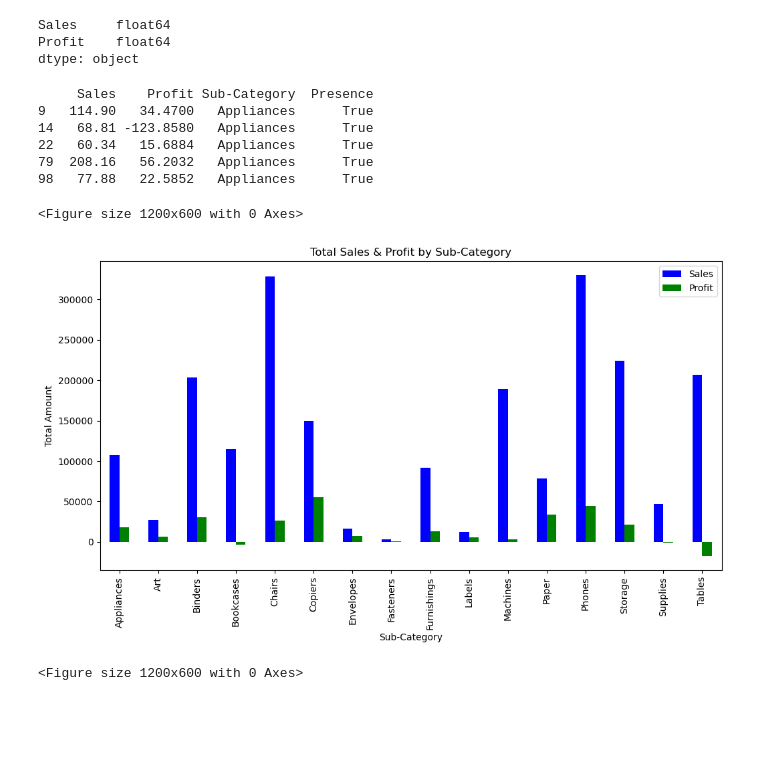
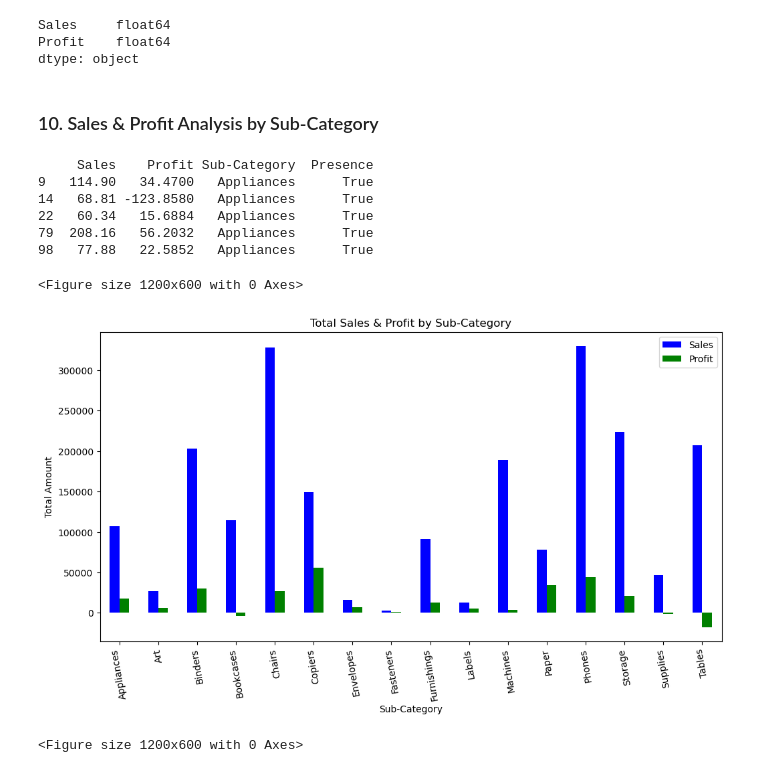
Before and after one commit to yrehim7/superstore_eda_analysis, a Jupyter notebook: main.ipynb, the cells around one changed output. Cells and saved outputs as stored; diff of their text form; code cells hidden in the pictures; blank space fills up the shorter version.

```diff
--- a/main.ipynb
+++ b/main.ipynb
@@ -290,13 +290,18 @@ print(df[["Sales", "Profit"]].dtypes)
 Sales     float64
 Profit    float64
 dtype: object
+# %% [markdown]
+###  10. Sales & Profit Analysis by Sub-Category
 # %%
 # Identify sub-category columns
 sub_category_cols = [col for col in df.columns if col.startswith("Sub-Category_")]
 
 # Melt the data to reshape it
-df_melted = df.melt(id_vars=["Sales", "Profit"], value_vars=sub_category_cols,
-                     var_name="Sub-Category", value_name="Presence")
+df_melted = df.melt(
+    id_vars=["Sales", "Profit"],
+    value_vars=sub_category_cols,
+    var_name="Sub-Category",
+    value_name="Presence")
 
 # Filter out rows where the product was not present (Presence = 0 or NaN)
 df_melted = df_melted[df_melted["Presence"] > 0]
@@ -315,25 +320,25 @@ print(df_melted.head())  # Check the new structure
 # %%
 # Check if 'Sub-Category' column exists in the dataframe
 if 'Sub-Category' in df_melted.columns:
     # Group by 'Sub-Category' and sum Sales & Profit
     category_sales_profit = df_melted.groupby('Sub-Category')[['Sales', 'Profit']].sum().reset_index()
 
     # Plot total sales and profit per sub-category
     plt.figure(figsize=(12, 6))
     category_sales_profit.plot(kind="bar", x='Sub-Category', y=['Sales', 'Profit'], figsize=(12, 6), color=["blue", "green"])
 
     plt.title("Total Sales & Profit by Sub-Category")
     plt.xlabel("Sub-Category")
     plt.ylabel("Total Amount")
-    plt.xticks(rotation=90)
+    plt.xticks(rotation=100)
     plt.legend(["Sales", "Profit"])
-    #plt.savefig("images/Total Sales & Profit by Sub-Category.png", dpi=300, bbox_inches='tight')  # Save as PNG file
+    plt.savefig("images/Total Sales & Profit by Sub-Category.png", dpi=300, bbox_inches='tight')  # Save as PNG file
     plt.show()
 else:
     print("The 'Sub-Category' column does not exist in the dataframe.")
 # %% [output]
 <Figure size 1200x600 with 0 Axes>
-[figure, old version]
+[figure, new version]
 # %%
 # Sort the dataframe by Sales in descending order and select the top 7 sub-categories
 top_7_sub_categories = category_sales_profit.sort_values(by='Sales', ascending=False).head(7)
```
Also changed, not shown: parts of 37 cells of this notebook, 14 other files.
